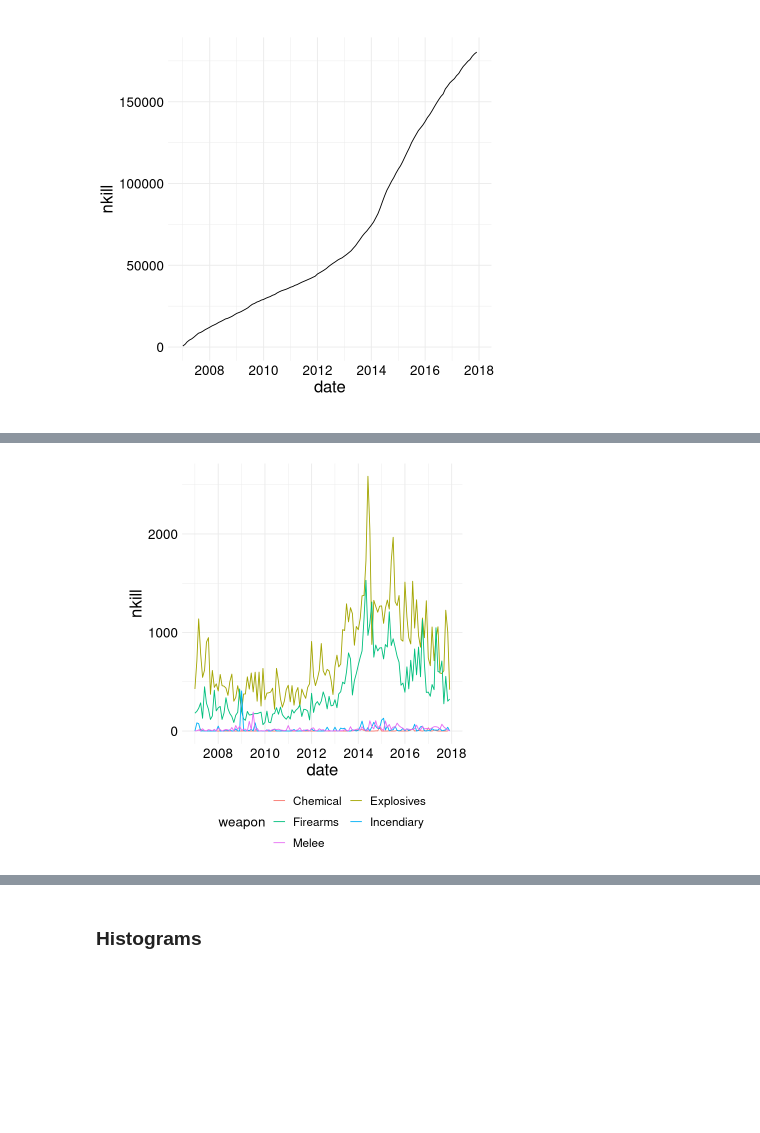
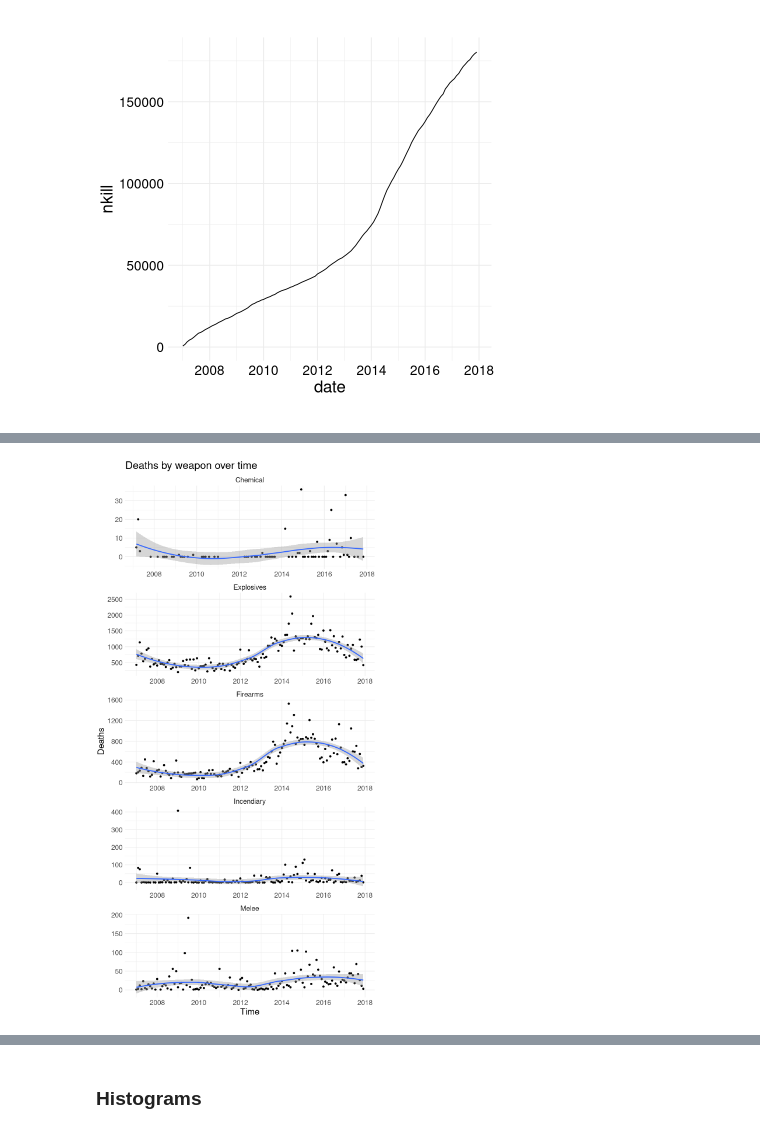
Before and after one commit to besiobu/data-science-portfolio, a Jupyter notebook: global-terrorism/Global Terrorism.ipynb, the cells around one changed output, grey strips where cells are left out. Cells and saved outputs as stored; diff of their text form; code cells hidden in the pictures; blank space fills up the shorter version.

Commit message:
Add nicer timeseries plots, add tile plot and update README.md

```diff
--- a/global-terrorism/Global Terrorism.ipynb
+++ b/global-terrorism/Global Terrorism.ipynb
@@ -476,18 +496,29 @@ ggplot(data=nkill_monthly, aes(x=date, y=nkill)) +
 # %%
+options(repr.plot.width = 8, repr.plot.height = 16)
+
 nkill_by_weapon_monthly <- data %>%
     dplyr::select(year, month, nkill, weapon) %>%
     dplyr::filter(weapon %in% by_weapon$weapon) %>%
     dplyr::group_by(year, month, weapon) %>%
-    dplyr::summarise(nkill = sum(nkill), .groups='drop') %>%
+    dplyr::summarise(nkill = sum(nkill), .groups = "drop") %>%
     dplyr::mutate(date = lubridate::make_date(year, month, 1)) %>%
     dplyr::select(-year, -month)
 
-ggplot(nkill_by_weapon_monthly, aes(x=date, y=nkill, color=weapon)) +
-    geom_line() +
-    guides(color=guide_legend(nrow=3,byrow=TRUE)) +
-    theme_custom() +
-    theme_custom() +
-    theme(legend.position="bottom")
+plot_weapon_ts <- ggplot(nkill_by_weapon_monthly, aes(x = date, y = nkill)) +
+    ggtitle("Deaths by weapon over time") +
+    ylab("Deaths") +
+    xlab("Time") +
+    geom_point() +
+    geom_smooth(method = "loess", formula = " y ~ x") +
+    facet_wrap(~ weapon, ncol = 1, scales = "free") +
+    theme_custom_ts()
+
+plot_weapon_ts
+
+ggsave("img/deaths_by_weapon_over_time.png",
+       plot = plot_weapon_ts, width = 8, height = 16, dpi = 75)
+
+options(repr.plot.width = width, repr.plot.height = height)
 # %% [output]
-[figure, old version]
+[figure, new version]
 # %%
```
Also changed, not shown: parts of 44 cells of this notebook, 9 other files.
